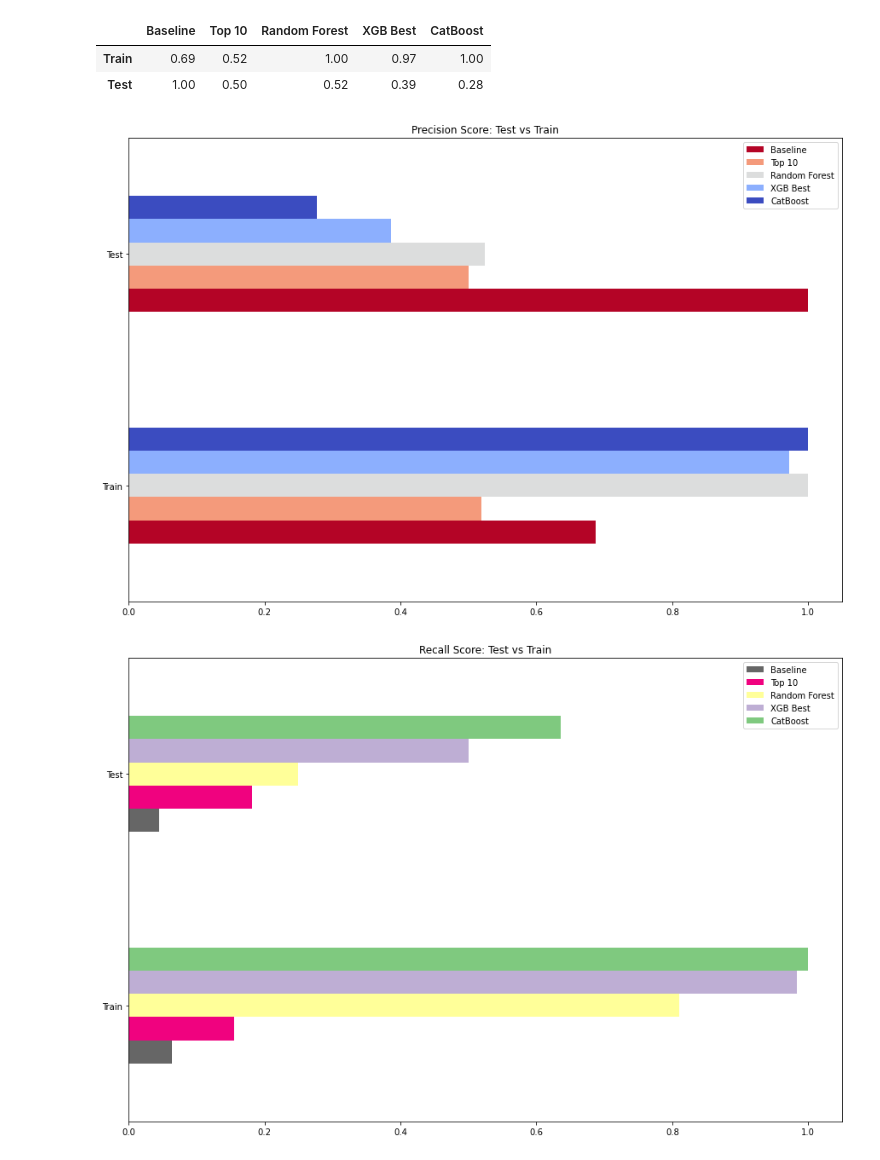
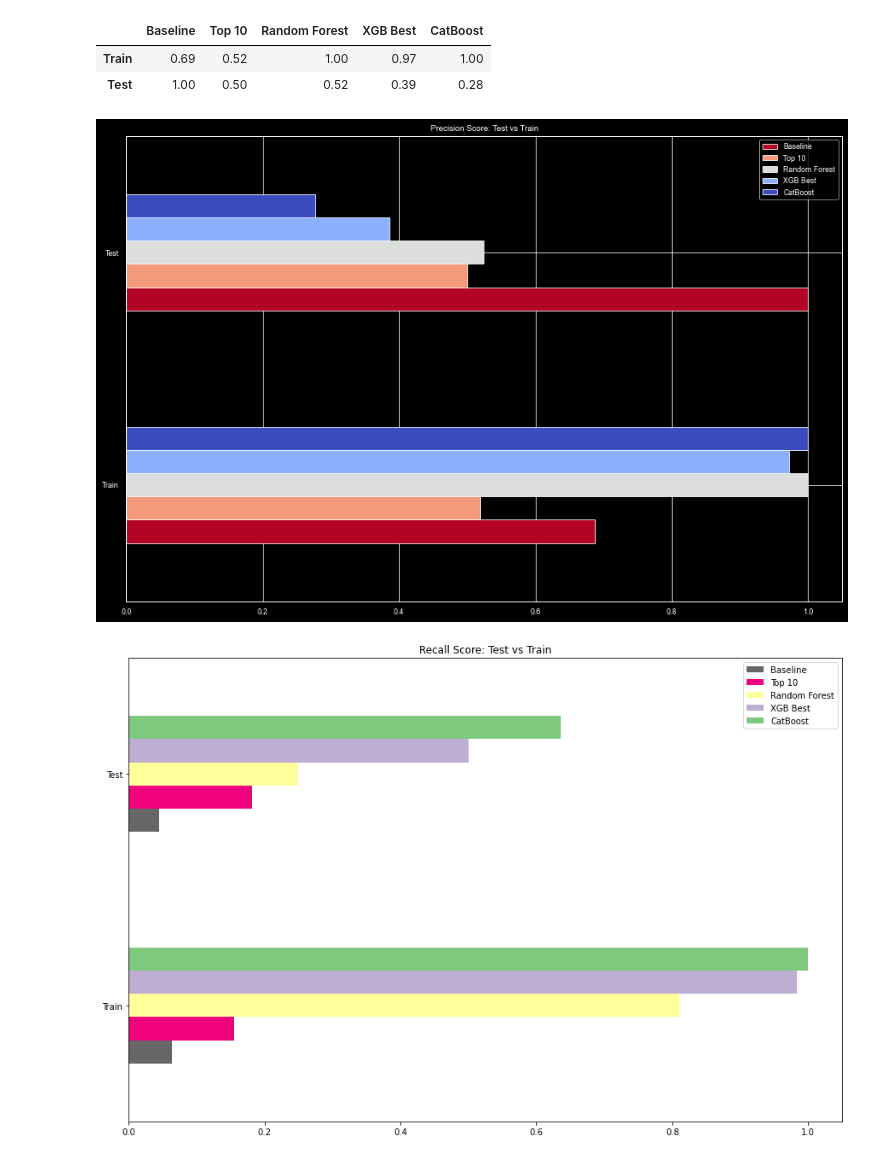
Before and after one commit to erin-vu/Bankruptcy-Prediction-in-Taiwan, a Jupyter notebook: Final Notebook.ipynb, the cells around one changed output. Saved outputs shown, nothing was run; the diff lists cells and outputs as text; code cells hidden in the pictures.

Commit message:
dark background image

```diff
--- a/Final Notebook.ipynb
+++ b/Final Notebook.ipynb
@@ -1355,11 +1355,12 @@ precision_1_df
 # %%
 recall_1_df = recall_1_df.drop(['Class Weight', 'Oversampling', 'Undersampling', 'All Features'], axis=1)
 # %%
+plt.style.use("dark_background")
 precision_1_df.plot(kind='barh', figsize=(15,10),colormap='coolwarm_r', title='Precision Score: Test vs Train')
 ax.set_title('Precision Test vs Train')
 plt.savefig('./images/precision_score_bar.jpg', bbox_inches='tight');
 # %% [output]
-[figure, old version]
+[figure, new version]
 # %%
 recall_1_df.plot(kind='barh', figsize=(15, 10), colormap='Accent_r', title='Recall Score: Test vs Train')
 plt.savefig('./images/recall_score_bar.jpg', bbox_inches='tight');
```
Also changed, not shown: 1 other file.
